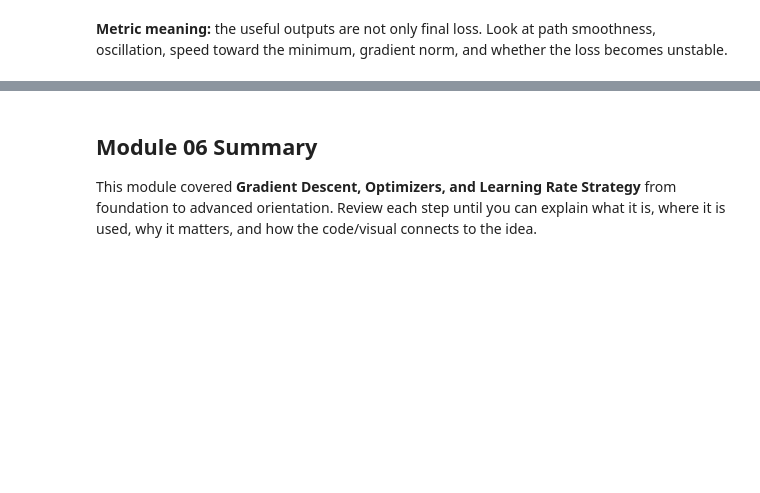
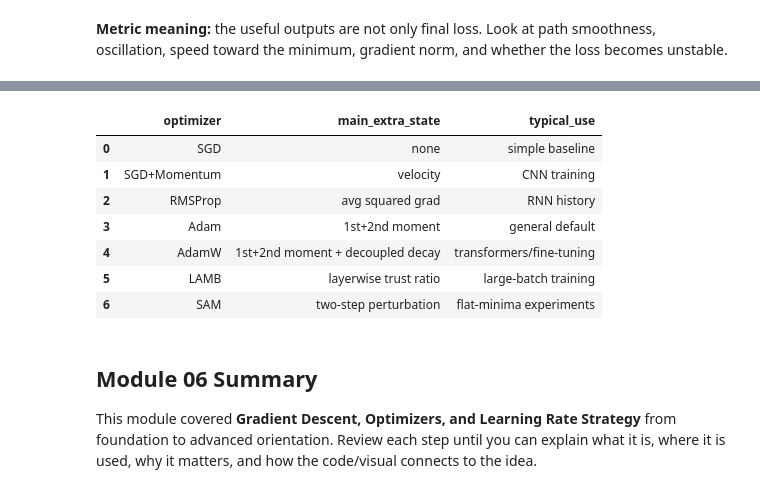
Before and after one commit to sidhu7777/Machine_Learning_Notes, a Jupyter notebook: deep_learning/modules/Module_06_Gradient_Descent_Optimizers_and_Learning_Rate_Strategy.ipynb, the cells around one changed output, grey strips where cells are left out. Drawn from its saved outputs; the diff is of its cells as text; code cells hidden in the pictures; blank space fills up the shorter version.

```diff
--- a/deep_learning/modules/Module_06_Gradient_Descent_Optimizers_and_Learning_Rate_Strategy.ipynb
+++ b/deep_learning/modules/Module_06_Gradient_Descent_Optimizers_and_Learning_Rate_Strategy.ipynb
@@ -365,3 +386,20 @@ plt.xlabel('w1'); plt.ylabel('w2'); plt.legend();
+# %%
+import pandas as pd
+optimizer_map = pd.DataFrame({
+    'optimizer':['SGD','SGD+Momentum','RMSProp','Adam','AdamW','LAMB','SAM'],
+    'main_extra_state':['none','velocity','avg squared grad','1st+2nd moment','1st+2nd moment + decoupled decay','layerwise trust ratio','two-step perturbation'],
+    'typical_use':['simple baseline','CNN training','RNN history','general default','transformers/fine-tuning','large-batch training','flat-minima experiments']
+})
+display(optimizer_map)
+# %% [output]
+|  | optimizer | main_extra_state | typical_use |
+| 0 | SGD | none | simple baseline |
+| 1 | SGD+Momentum | velocity | CNN training |
+| 2 | RMSProp | avg squared grad | RNN history |
+| 3 | Adam | 1st+2nd moment | general default |
+| 4 | AdamW | 1st+2nd moment + decoupled decay | transformers/fine-tuning |
+| 5 | LAMB | layerwise trust ratio | large-batch training |
+| 6 | SAM | two-step perturbation | flat-minima experiments |
 # %% [markdown]
 ## Module 06 Summary
 
```
Also changed, not shown: parts of 3 cells of this notebook, 12 other files.
